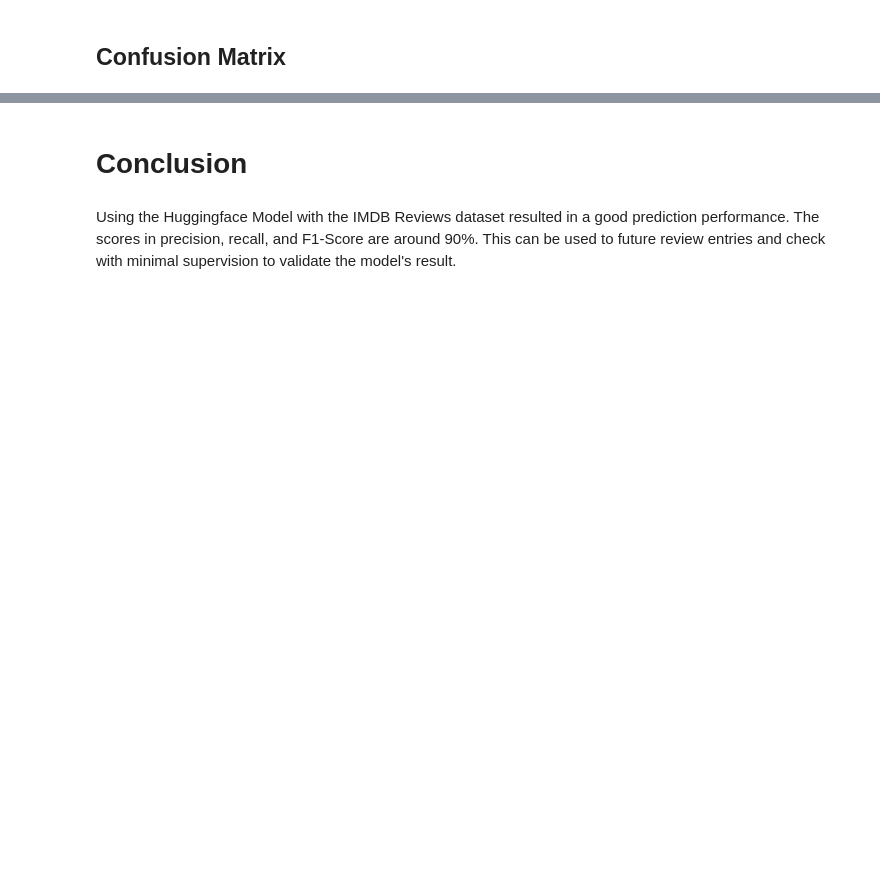
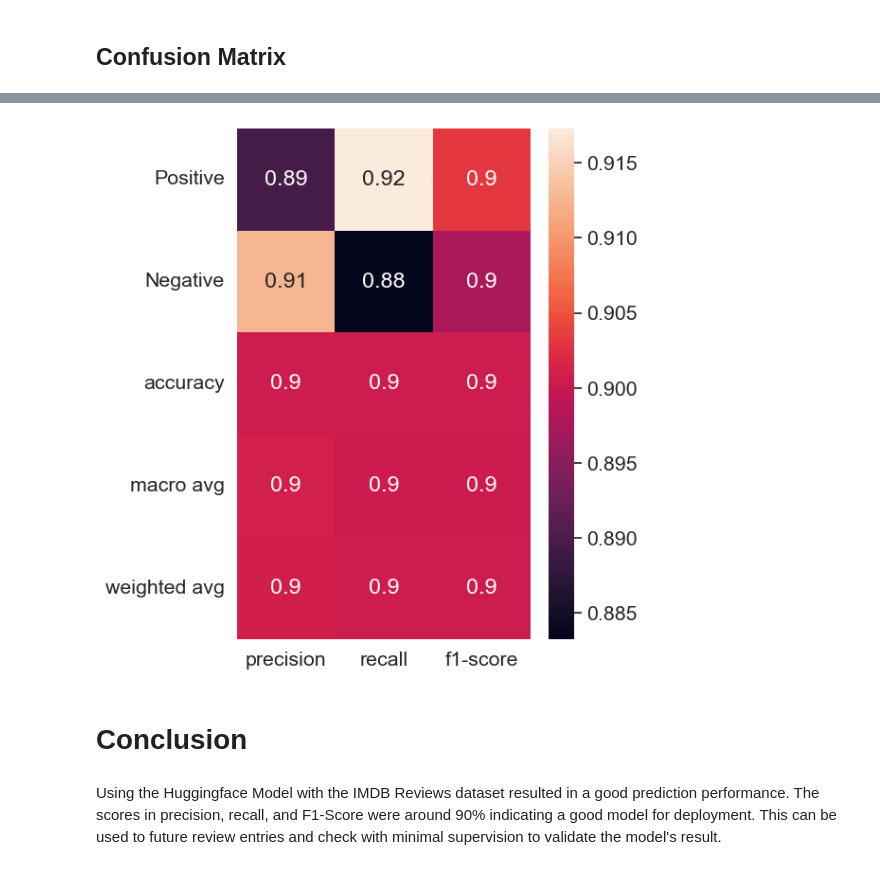
Before and after one commit to aj-devera/ML-Projects, a Jupyter notebook: Application Sentiment Analysis.ipynb, the cells around one changed output, grey strips where cells are left out. Cells and saved outputs as stored; diff of their text form; code cells hidden in the pictures; blank space fills up the shorter version.

Commit message:
Added Classification Report

```diff
--- a/Application Sentiment Analysis.ipynb
+++ b/Application Sentiment Analysis.ipynb
@@ -189,4 +202,11 @@ plt.show()
+# %%
+cr = classification_report(one_hot_true_vals.argmax(axis=1), one_hot_pred_vals.argmax(axis=1), target_names=['Positive', 'Negative'], output_dict=True)
+plt.figure(figsize=(5,7))
+sns.heatmap(pd.DataFrame(cr).iloc[:-1,:].T, annot=True)
+plt.show()
+# %% [output]
+[figure, added]
 # %% [markdown]
 # Conclusion
 # %% [markdown]
-Using the Huggingface Model with the IMDB Reviews dataset resulted in a good prediction performance. The scores in precision, recall, and F1-Score are around 90%. This can be used to future review entries and check with minimal supervision to validate the model's result.
+Using the Huggingface Model with the IMDB Reviews dataset resulted in a good prediction performance. The scores in precision, recall, and F1-Score were around 90% indicating a good model for deployment. This can be used to future review entries and check with minimal supervision to validate the model's result.
```
Also changed, not shown: parts of 10 cells of this notebook.
